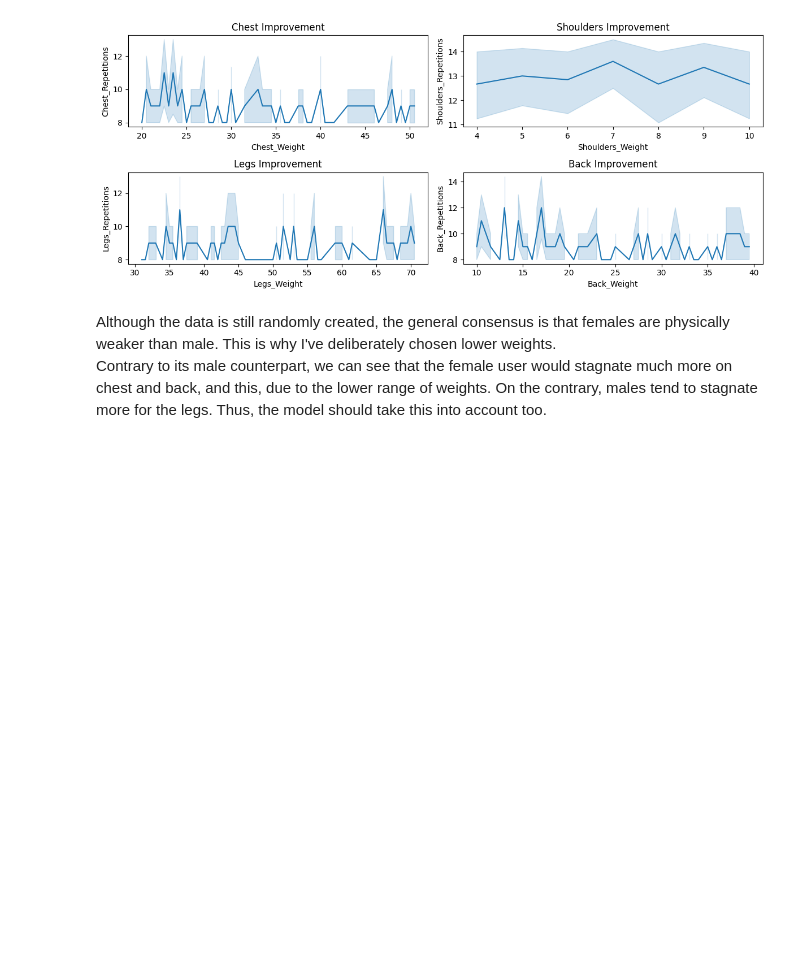
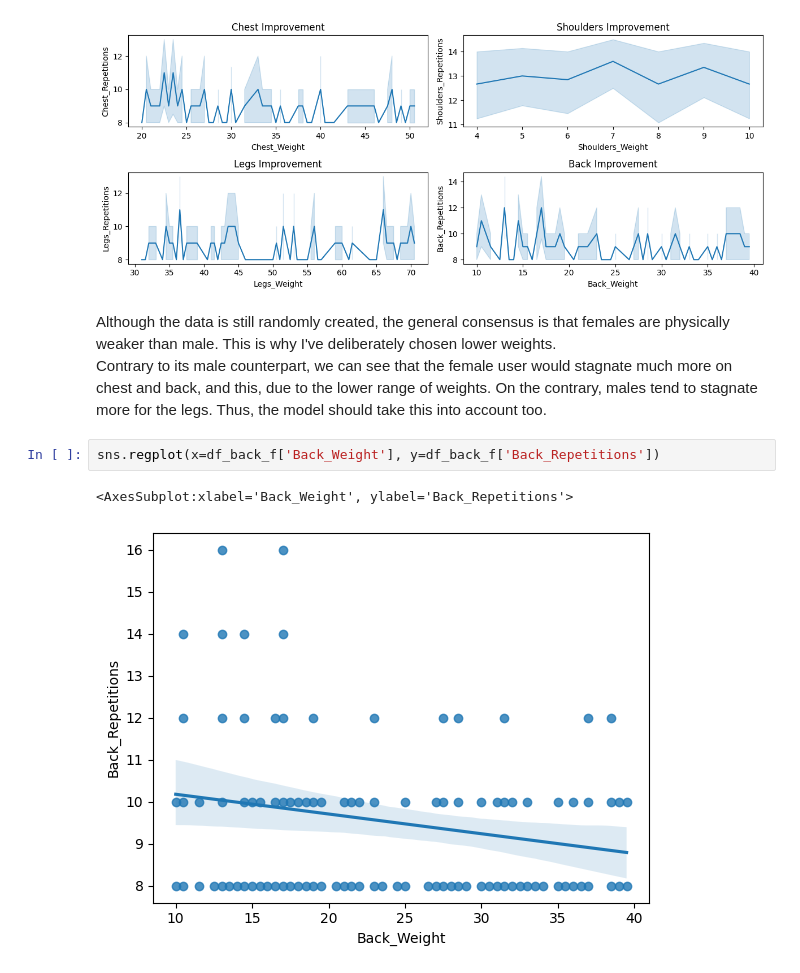
Before and after one commit to Clement733/workout_planner, a Jupyter notebook: data_improvement.ipynb, the cells around one changed output. Drawn from its saved outputs; the diff is of its cells as text; blank space fills up the shorter version.

```diff
--- a/data_improvement.ipynb
+++ b/data_improvement.ipynb
@@ -214,3 +214,8 @@ plt.tight_layout()
 # %% [markdown]
 Although the data is still randomly created, the general consensus is that females are physically weaker than male. This is why I've deliberately chosen lower weights.\
 Contrary to its male counterpart, we can see that the female user would stagnate much more on chest and back, and this, due to the lower range of weights. On the contrary, males tend to stagnate more for the legs. Thus, the model should take this into account too.
+# %%
+sns.regplot(x=df_back_f['Back_Weight'], y=df_back_f['Back_Repetitions'])
+# %% [output]
+<AxesSubplot:xlabel='Back_Weight', ylabel='Back_Repetitions'>
+[figure, added]
```
